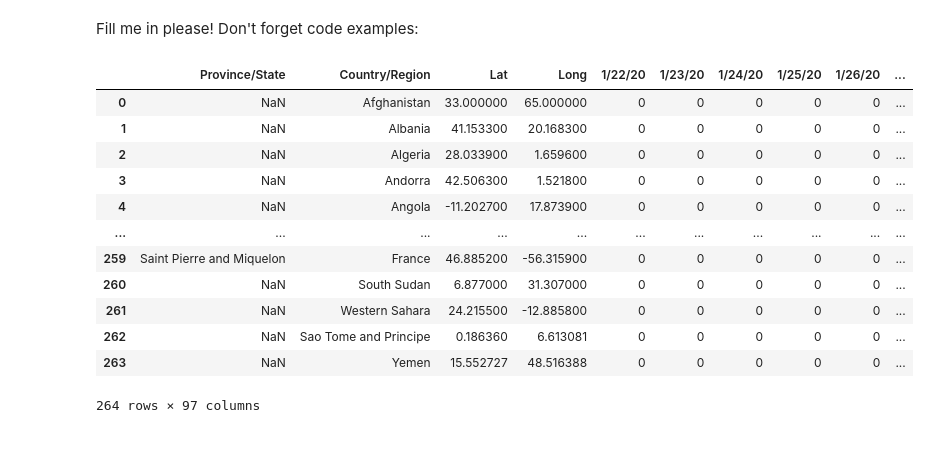
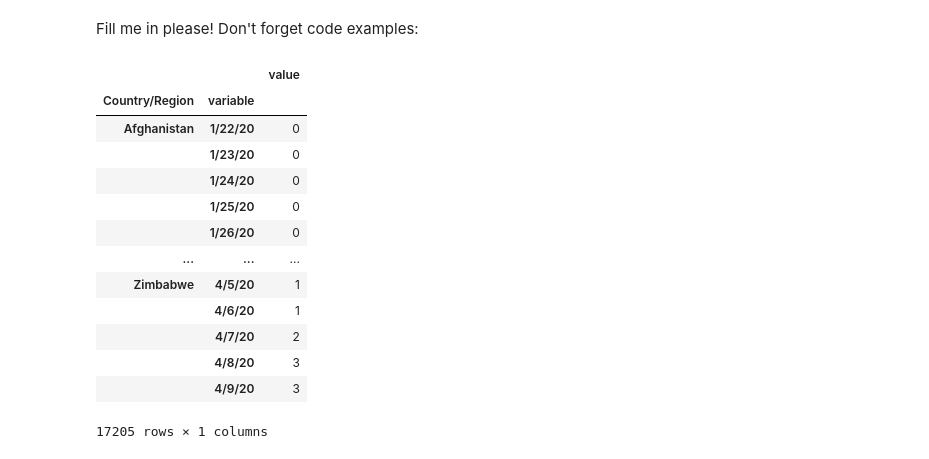
Before and after one commit to takotab/turbolamp, a Jupyter notebook: nbs/index.ipynb, the cells around one changed output. Drawn from its saved outputs; the diff is of its cells as text; code cells hidden in the pictures.

Commit message:
data melted

```diff
--- a/nbs/index.ipynb
+++ b/nbs/index.ipynb
@@ -22,18 +22,22 @@ import pandas as pd
 # %%
 data = pd.read_csv("https://raw.githubusercontent.com/CSSEGISandData/COVID-19/master/csse_covid_19_data/csse_covid_19_time_series/time_series_covid19_deaths_global.csv",
                    error_bad_lines=False)
+data = data.drop(columns=["Lat", "Long"])
+data = data.melt(id_vars= ["Province/State", "Country/Region"])
+data = pd.DataFrame(data.groupby(['Country/Region', "variable"]).sum())
 data
 # %% [output]
-|  | Province/State | Country/Region | Lat | Long | 1/22/20 | 1/23/20 | 1/24/20 | 1/25/20 | 1/26/20 | ... |
-| 0 | NaN | Afghanistan | 33.000000 | 65.000000 | 0 | 0 | 0 | 0 | 0 | ... |
-| 1 | NaN | Albania | 41.153300 | 20.168300 | 0 | 0 | 0 | 0 | 0 | ... |
-| 2 | NaN | Algeria | 28.033900 | 1.659600 | 0 | 0 | 0 | 0 | 0 | ... |
-| 3 | NaN | Andorra | 42.506300 | 1.521800 | 0 | 0 | 0 | 0 | 0 | ... |
-| 4 | NaN | Angola | -11.202700 | 17.873900 | 0 | 0 | 0 | 0 | 0 | ... |
-| ... | ... | ... | ... | ... | ... | ... | ... | ... | ... | ... |
-| 259 | Saint Pierre and Miquelon | France | 46.885200 | -56.315900 | 0 | 0 | 0 | 0 | 0 | ... |
-| 260 | NaN | South Sudan | 6.877000 | 31.307000 | 0 | 0 | 0 | 0 | 0 | ... |
-| 261 | NaN | Western Sahara | 24.215500 | -12.885800 | 0 | 0 | 0 | 0 | 0 | ... |
-| 262 | NaN | Sao Tome and Principe | 0.186360 | 6.613081 | 0 | 0 | 0 | 0 | 0 | ... |
-| 263 | NaN | Yemen | 15.552727 | 48.516388 | 0 | 0 | 0 | 0 | 0 | ... |
+|  |  | value |
+| Country/Region | variable |  |
+| Afghanistan | 1/22/20 | 0 |
+|  | 1/23/20 | 0 |
+|  | 1/24/20 | 0 |
+|  | 1/25/20 | 0 |
+|  | 1/26/20 | 0 |
+| ... | ... | ... |
+| Zimbabwe | 4/5/20 | 1 |
+|  | 4/6/20 | 1 |
+|  | 4/7/20 | 2 |
+|  | 4/8/20 | 3 |
+|  | 4/9/20 | 3 |
-264 rows × 97 columns
+17205 rows × 1 columns
```
Also changed, not shown: parts of 1 cell of this notebook.
